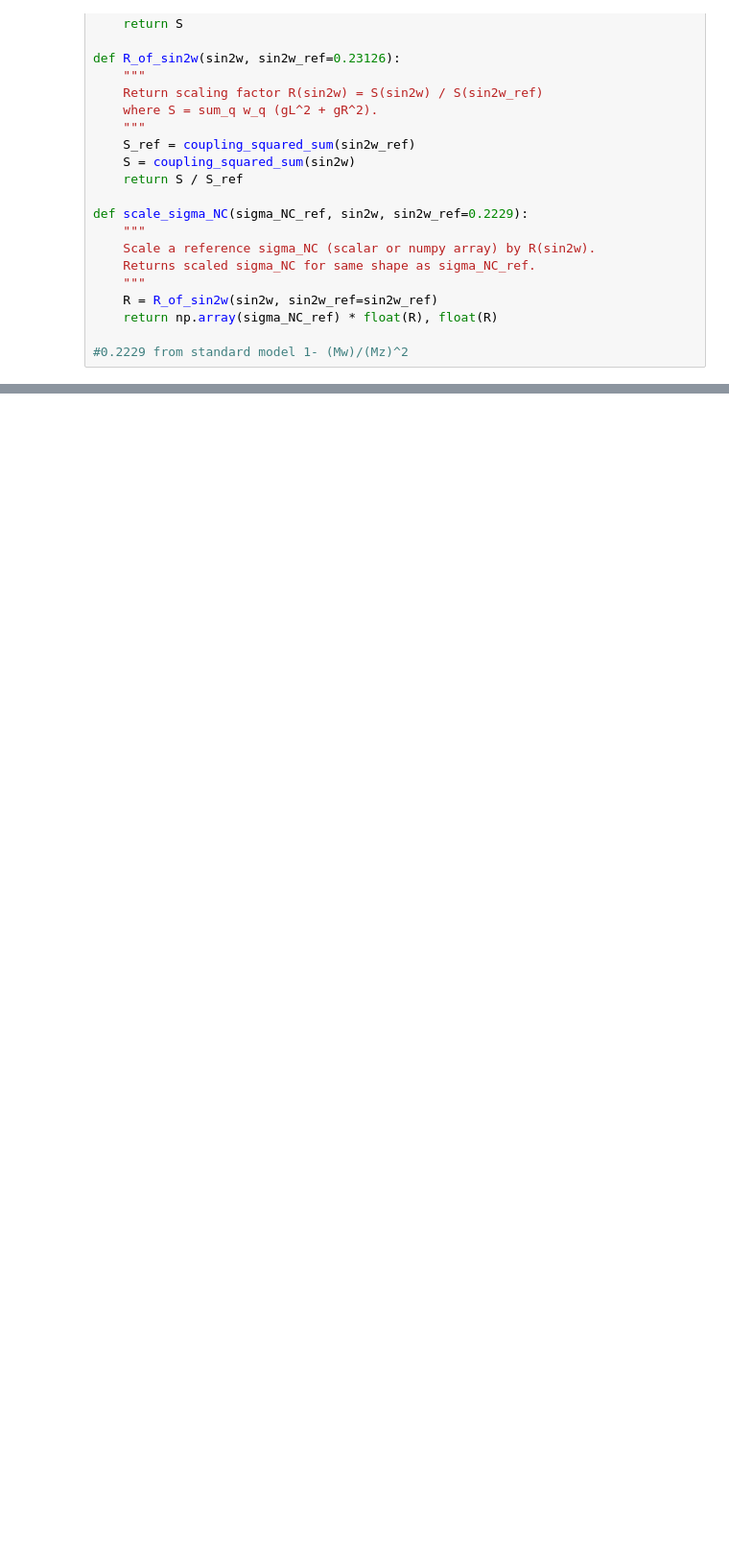
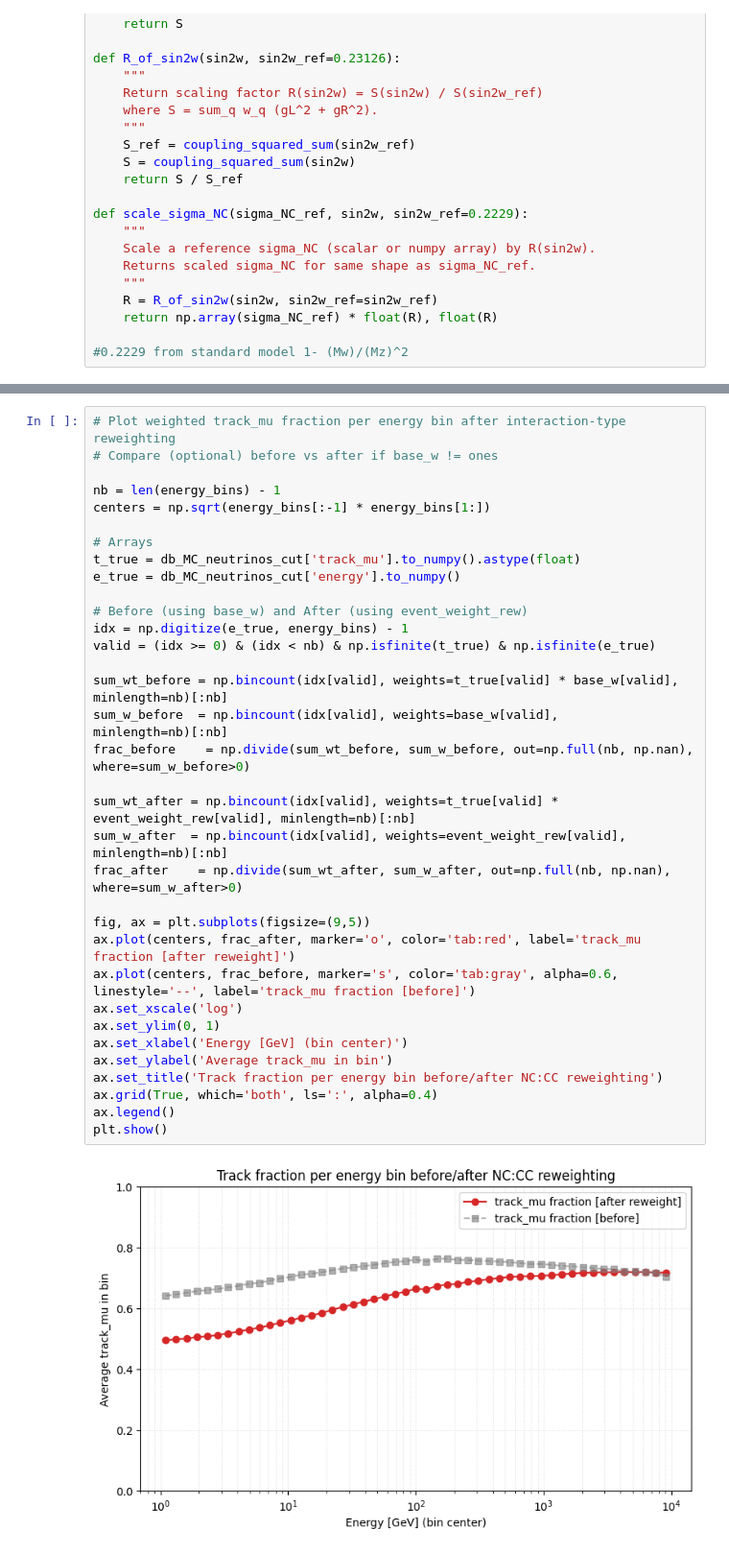
Before and after one commit to Nielsdb63/Weinberg_Angle_IceCube, a Jupyter notebook: ST.ipynb, the cells around one changed output, grey strips where cells are left out. Shown at 96% size. Cells and saved outputs as stored; diff of their text form; blank space fills up the shorter version.

```diff
--- a/ST.ipynb
+++ b/ST.ipynb
@@ -971,0 +1100,36 @@ plt.show()
+# %%
+# Plot weighted track_mu fraction per energy bin after interaction-type reweighting
+# Compare (optional) before vs after if base_w != ones
+
+nb = len(energy_bins) - 1
+centers = np.sqrt(energy_bins[:-1] * energy_bins[1:])
+
+# Arrays
+t_true = db_MC_neutrinos_cut['track_mu'].to_numpy().astype(float)
+e_true = db_MC_neutrinos_cut['energy'].to_numpy()
+
+# Before (using base_w) and After (using event_weight_rew)
+idx = np.digitize(e_true, energy_bins) - 1
+valid = (idx >= 0) & (idx < nb) & np.isfinite(t_true) & np.isfinite(e_true)
+
+sum_wt_before = np.bincount(idx[valid], weights=t_true[valid] * base_w[valid], minlength=nb)[:nb]
+sum_w_before  = np.bincount(idx[valid], weights=base_w[valid],               minlength=nb)[:nb]
+frac_before    = np.divide(sum_wt_before, sum_w_before, out=np.full(nb, np.nan), where=sum_w_before>0)
+
+sum_wt_after = np.bincount(idx[valid], weights=t_true[valid] * event_weight_rew[valid], minlength=nb)[:nb]
+sum_w_after  = np.bincount(idx[valid], weights=event_weight_rew[valid],               minlength=nb)[:nb]
+frac_after    = np.divide(sum_wt_after, sum_w_after, out=np.full(nb, np.nan), where=sum_w_after>0)
+
+fig, ax = plt.subplots(figsize=(9,5))
+ax.plot(centers, frac_after, marker='o', color='tab:red', label='track_mu fraction [after reweight]')
+ax.plot(centers, frac_before, marker='s', color='tab:gray', alpha=0.6, linestyle='--', label='track_mu fraction [before]')
+ax.set_xscale('log')
+ax.set_ylim(0, 1)
+ax.set_xlabel('Energy [GeV] (bin center)')
+ax.set_ylabel('Average track_mu in bin')
+ax.set_title('Track fraction per energy bin before/after NC:CC reweighting')
+ax.grid(True, which='both', ls=':', alpha=0.4)
+ax.legend()
+plt.show()
+# %% [output]
+[figure, added]
```
Also changed, not shown: parts of 15 cells of this notebook.
